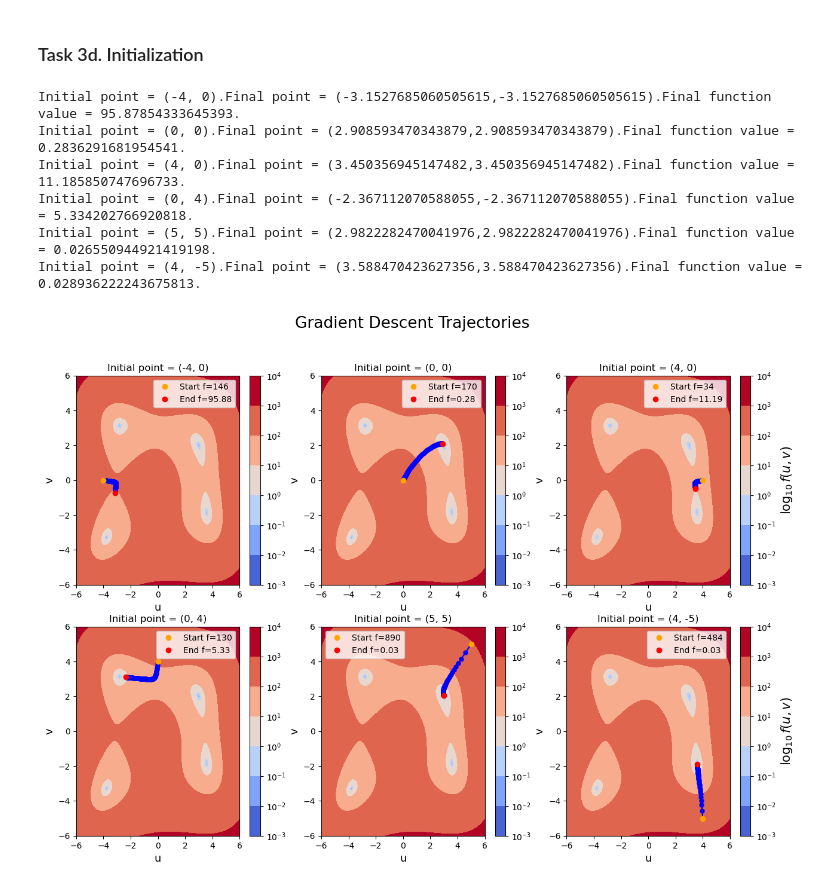
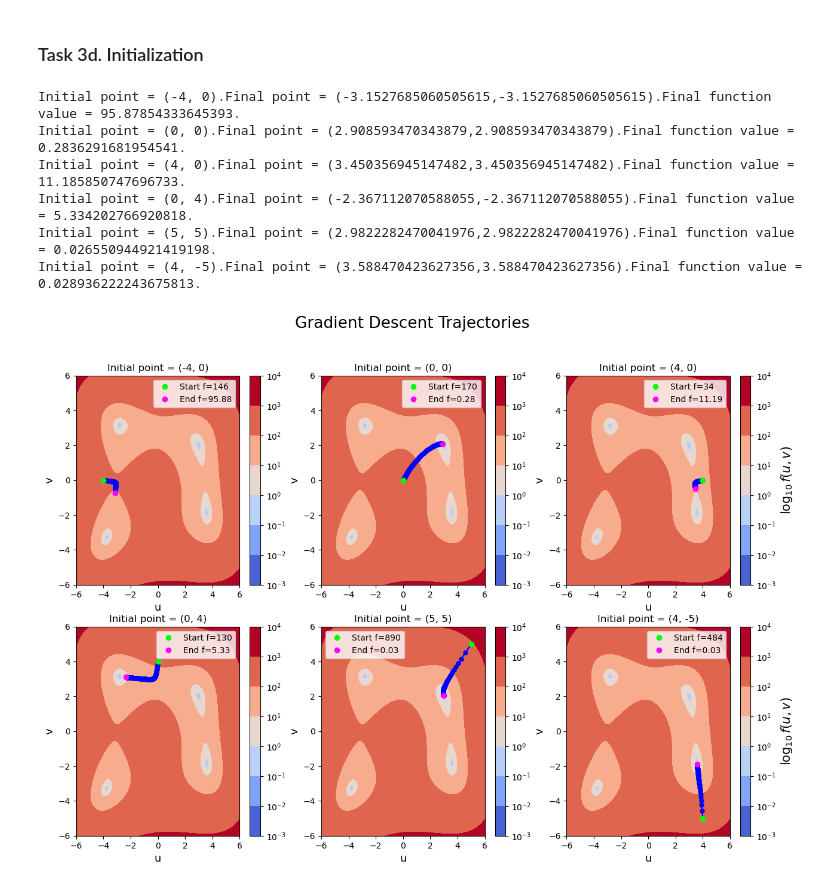
Before and after one commit to Vishakis/Data-Mining-HW-Pegasus, a Jupyter notebook: Task_3.ipynb, the cells around one changed output. Drawn from its saved outputs; the diff is of its cells as text; code cells hidden in the pictures.

```diff
--- a/Task_3.ipynb
+++ b/Task_3.ipynb
@@ -133,33 +133,33 @@ u = np.linspace(-6, 6, 500)
 v = np.linspace(-6, 6, 500)
 U, V = np.meshgrid(u, v)
 Z = f((U, V))
 
 for i, points in enumerate(initial_points):
     u_0, v_0 = points
     eta_constant_strategy_init, values = gradient_descent(f,f_gradient,eta_const,u_0,v_0)
     print(f'Initial point = ({u_0}, {v_0}).'
           f'Final point = ({eta_constant_strategy_init[0][-1]},{eta_constant_strategy_init[0][-1]}).'
           f'Final function value = {values[-1]}.')
 
     contour = ax[i].contourf(U, V, Z, levels=200, norm=mcolors.LogNorm(vmin=Z.min(), vmax=Z.max()), cmap='coolwarm')
     cbar = fig.colorbar(contour, ax=ax[i])
     if i == 2 or i == 5:
         cbar.set_label('$\\log_{10}{f(u,v)}$', fontsize=15)
     ax[i].plot(eta_constant_strategy_init[0], eta_constant_strategy_init[1], 'bo-', markersize=5)
-    ax[i].plot(eta_constant_strategy_init[0][0], eta_constant_strategy_init[1][0], 'o', color='orange', label=f"Start f={values[0]}")
-    ax[i].plot(eta_constant_strategy_init[0][-1], eta_constant_strategy_init[1][-1], 'ro', label=f"End f={round(values[-1],2)}")
+    ax[i].plot(eta_constant_strategy_init[0][0], eta_constant_strategy_init[1][0], 'o', color='lime', label=f"Start f={values[0]}")
+    ax[i].plot(eta_constant_strategy_init[0][-1], eta_constant_strategy_init[1][-1], 'o', color='fuchsia', label=f"End f={round(values[-1],2)}")
 
     ax[i].set_xlabel('u', fontsize=13)
     ax[i].set_ylabel('v', fontsize=13)
     ax[i].set_title(f'Initial point = ({u_0}, {v_0})')
     ax[i].legend()
 
 fig.suptitle("Gradient Descent Trajectories", fontsize=19);
 # %% [output]
 Initial point = (-4, 0).Final point = (-3.1527685060505615,-3.1527685060505615).Final function value = 95.87854333645393.
 Initial point = (0, 0).Final point = (2.908593470343879,2.908593470343879).Final function value = 0.2836291681954541.
 Initial point = (4, 0).Final point = (3.450356945147482,3.450356945147482).Final function value = 11.185850747696733.
 Initial point = (0, 4).Final point = (-2.367112070588055,-2.367112070588055).Final function value = 5.334202766920818.
 Initial point = (5, 5).Final point = (2.9822282470041976,2.9822282470041976).Final function value = 0.026550944921419198.
 Initial point = (4, -5).Final point = (3.588470423627356,3.588470423627356).Final function value = 0.028936222243675813.
-[figure, old version]
+[figure, new version]
```
